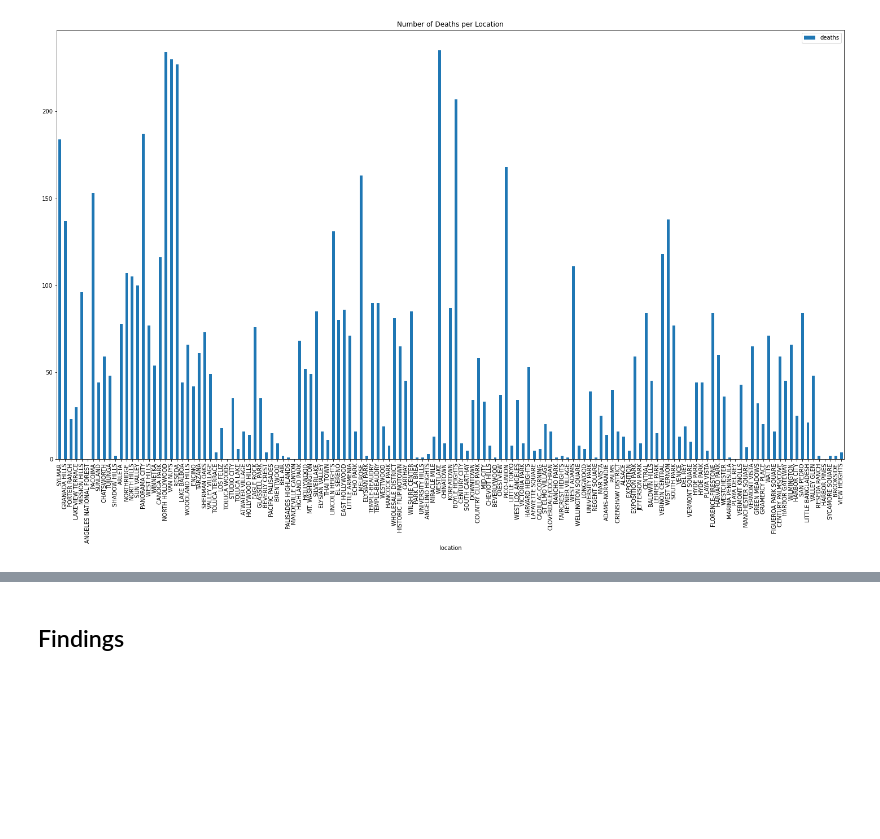
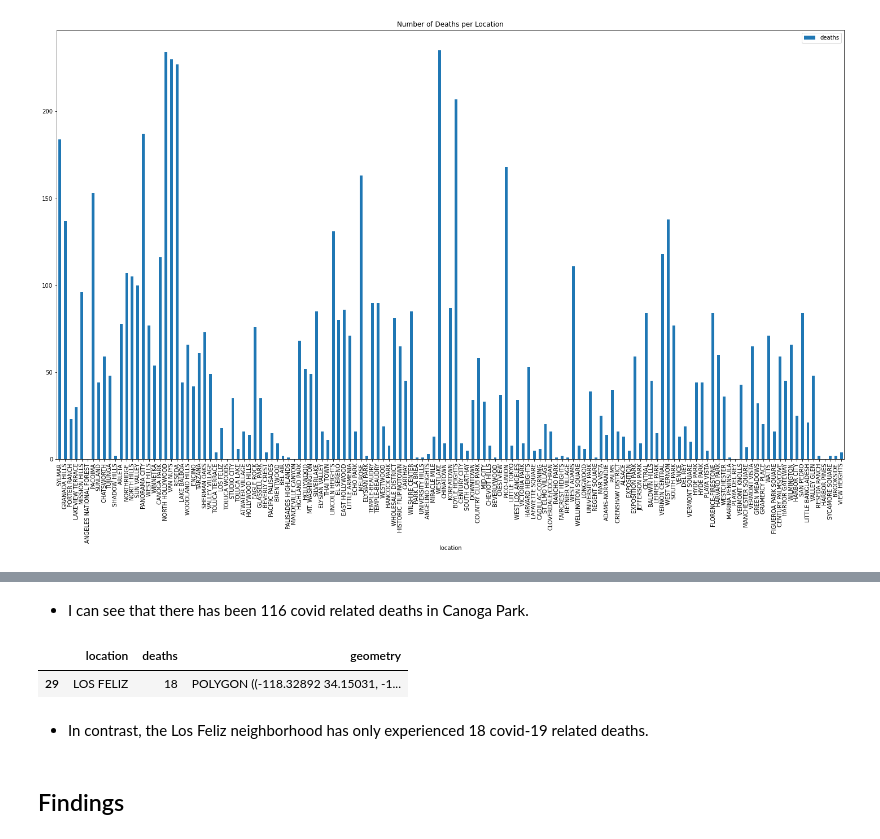
Before and after one commit to nelsonguevara95/up206a-Nelson, a Jupyter notebook: week01/week01assignment.ipynb, the cells around one changed output, grey strips where cells are left out. Drawn from its saved outputs; the diff is of its cells as text; code cells hidden in the pictures; blank space fills up the shorter version.

```diff
--- a/week01/week01assignment.ipynb
+++ b/week01/week01assignment.ipynb
@@ -190,3 +201,12 @@ covid19_trimmed.plot.bar(
+# %% [markdown]
+- I can see that there has been 116 covid related deaths in Canoga Park.
+# %%
+covid19_trimmed[covid19_trimmed.location == 'LOS FELIZ']
+# %% [output]
+|  | location | deaths | geometry |
+| 29 | LOS FELIZ | 18 | POLYGON ((-118.32892 34.15031, -1... |
+# %% [markdown]
+- In contrast, the Los Feliz neighborhood has only experienced 18 covid-19 related deaths.
 # %% [markdown]
 ## Findings
 # %% [markdown]
```
Also changed, not shown: parts of 10 cells of this notebook.
